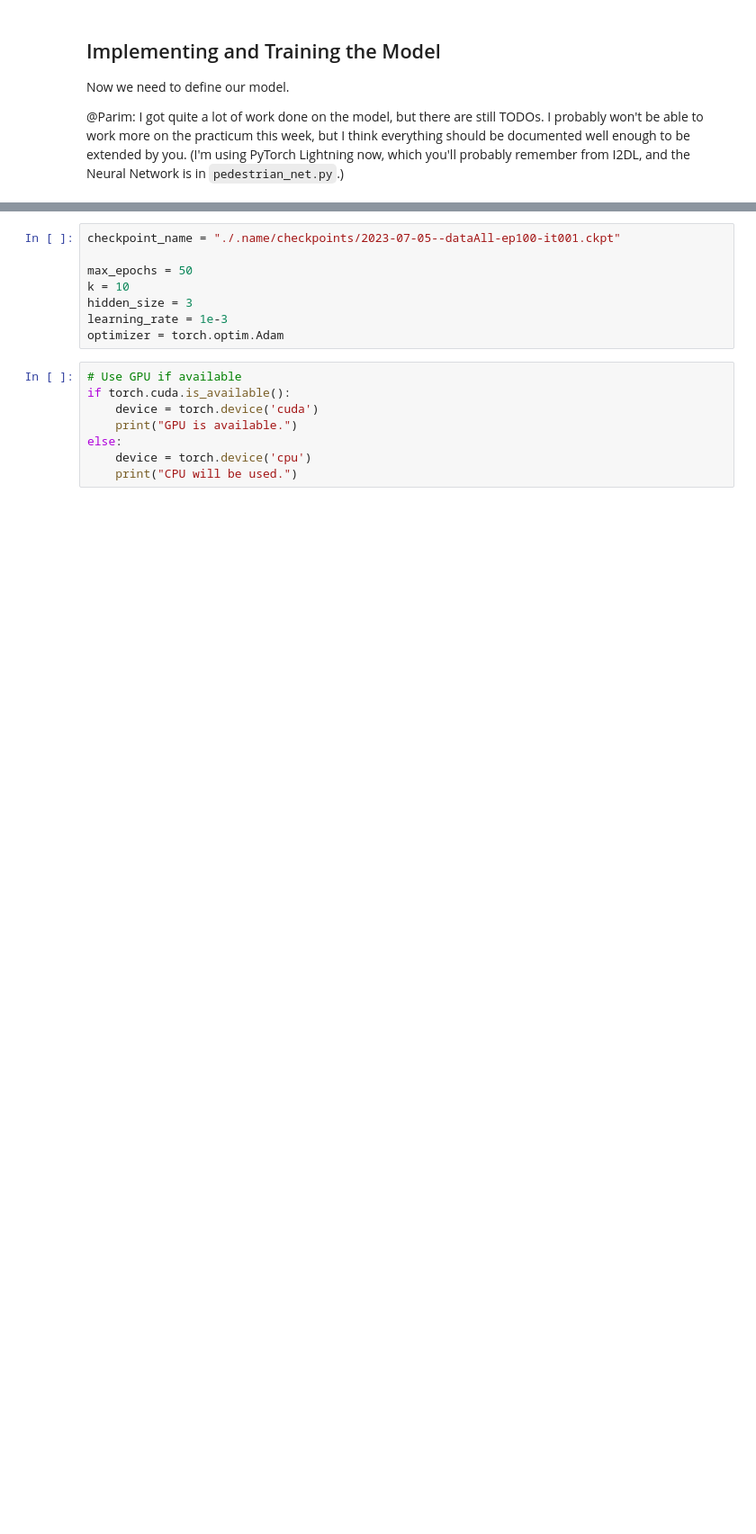
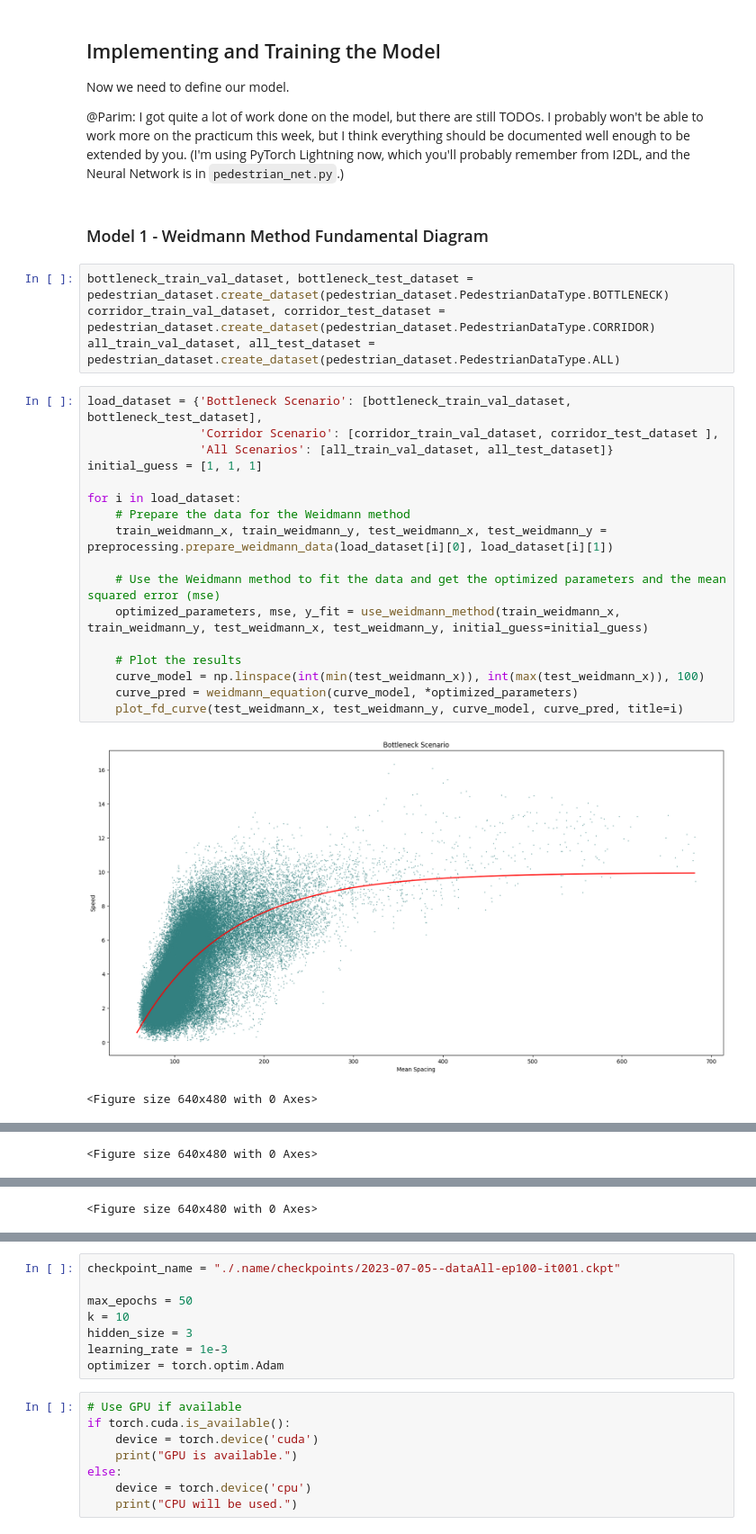
Before and after one commit to parimsuka/crowd-modeling-and-simulation, a Jupyter notebook: exercise6/tordeux-replication.ipynb, the cells around one changed output, grey strips where cells are left out. Shown at 90% size. Drawn from its saved outputs; the diff is of its cells as text; blank space fills up the shorter version.

Commit message:
Added fd based model

```diff
--- a/exercise6/tordeux-replication.ipynb
+++ b/exercise6/tordeux-replication.ipynb
@@ -157,3 +140,29 @@ Now we need to define our model.
 I got quite a lot of work done on the model, but there are still TODOs.
 I probably won't be able to work more on the practicum this week, but I think everything should be documented well enough to be extended by you.
 (I'm using PyTorch Lightning now, which you'll probably remember from I2DL, and the Neural Network is in `pedestrian_net.py`.)
+# %% [markdown]
+### Model 1 - Weidmann Method Fundamental Diagram
+# %%
+bottleneck_train_val_dataset, bottleneck_test_dataset = pedestrian_dataset.create_dataset(pedestrian_dataset.PedestrianDataType.BOTTLENECK)
+corridor_train_val_dataset, corridor_test_dataset = pedestrian_dataset.create_dataset(pedestrian_dataset.PedestrianDataType.CORRIDOR)
+all_train_val_dataset, all_test_dataset = pedestrian_dataset.create_dataset(pedestrian_dataset.PedestrianDataType.ALL)
+# %%
+load_dataset = {'Bottleneck Scenario': [bottleneck_train_val_dataset, bottleneck_test_dataset],
+                'Corridor Scenario': [corridor_train_val_dataset, corridor_test_dataset ],
+                'All Scenarios': [all_train_val_dataset, all_test_dataset]}
+initial_guess = [1, 1, 1]
+
+for i in load_dataset:
+    # Prepare the data for the Weidmann method
+    train_weidmann_x, train_weidmann_y, test_weidmann_x, test_weidmann_y = preprocessing.prepare_weidmann_data(load_dataset[i][0], load_dataset[i][1])
+
+    # Use the Weidmann method to fit the data and get the optimized parameters and the mean squared error (mse)
+    optimized_parameters, mse, y_fit = use_weidmann_method(train_weidmann_x, train_weidmann_y, test_weidmann_x, test_weidmann_y, initial_guess=initial_guess)
+
+    # Plot the results
+    curve_model = np.linspace(int(min(test_weidmann_x)), int(max(test_weidmann_x)), 100)
+    curve_pred = weidmann_equation(curve_model, *optimized_parameters)
+    plot_fd_curve(test_weidmann_x, test_weidmann_y, curve_model, curve_pred, title=i)
+# %% [output]
+[figure, added]
+<Figure size 640x480 with 0 Axes>
@@ -159,0 +170 @@ I probably won't be able to work more on the practicum this week, but I think ev
+<Figure size 640x480 with 0 Axes>
@@ -159,0 +172 @@ I probably won't be able to work more on the practicum this week, but I think ev
+<Figure size 640x480 with 0 Axes>
```
Also changed, not shown: parts of 15 cells of this notebook, 3 other files.
